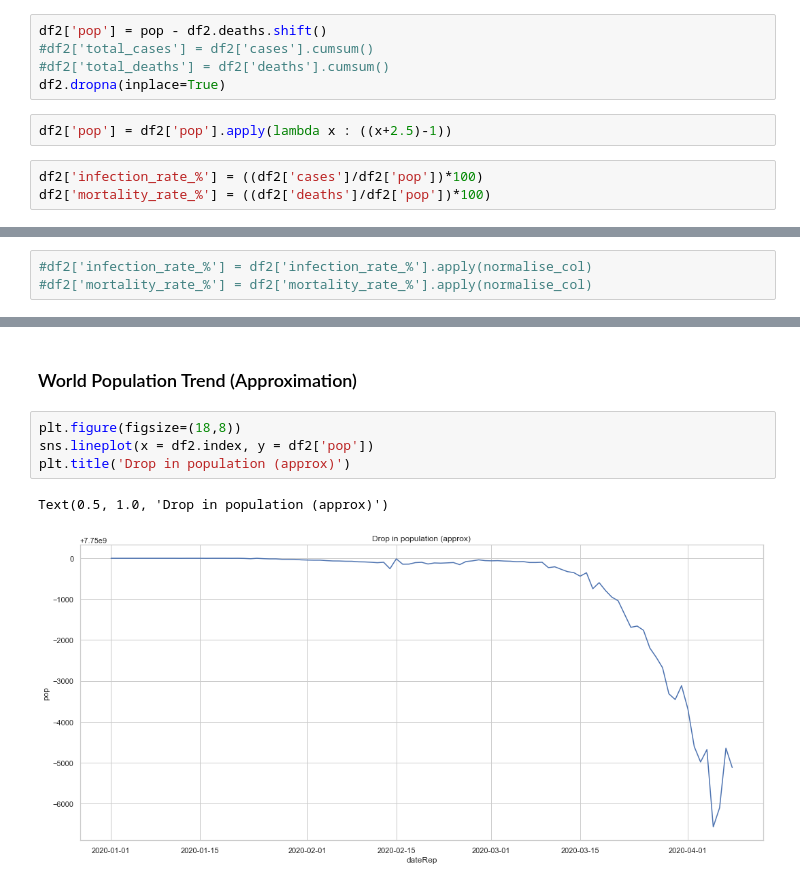
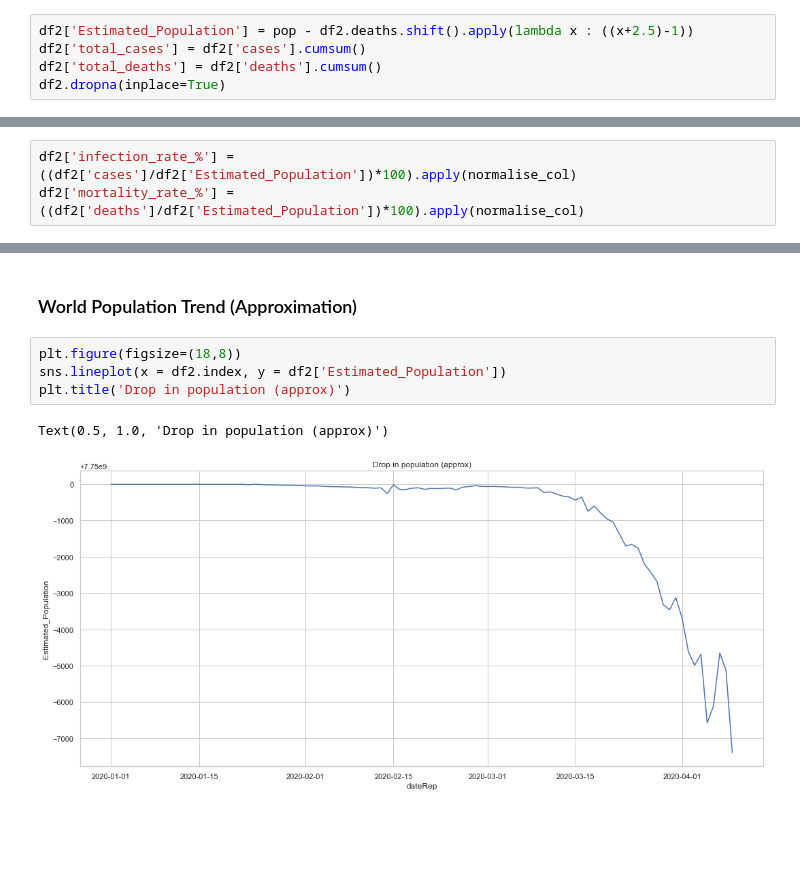
Before and after one commit to ekanime/COVID-19, a Jupyter notebook: covid-19.ipynb, the cells around one changed output, grey strips where cells are left out. Drawn from its saved outputs; the diff is of its cells as text; blank space fills up the shorter version.

```diff
--- a/covid-19.ipynb
+++ b/covid-19.ipynb
@@ -57,15 +39,10 @@ pop = 7.75 * 1000000000
 # %%
 df2 = df.groupby(df.dateRep)['cases','deaths'].sum()
 # %%
-df2['pop'] = pop - df2.deaths.shift()
-#df2['total_cases'] = df2['cases'].cumsum()
-#df2['total_deaths'] = df2['deaths'].cumsum()
+df2['Estimated_Population'] = pop - df2.deaths.shift().apply(lambda x : ((x+2.5)-1))
+df2['total_cases'] = df2['cases'].cumsum()
+df2['total_deaths'] = df2['deaths'].cumsum()
 df2.dropna(inplace=True)
-# %%
-df2['pop'] = df2['pop'].apply(lambda x : ((x+2.5)-1))
-# %%
-df2['infection_rate_%'] = ((df2['cases']/df2['pop'])*100)
-df2['mortality_rate_%'] = ((df2['deaths']/df2['pop'])*100)
 # %%
 def normalise_col(data):
     if data < 0.01:
@@ -75,8 +52,8 @@ def normalise_col(data):
     else:
         return data * 10
 # %%
-#df2['infection_rate_%'] = df2['infection_rate_%'].apply(normalise_col)
-#df2['mortality_rate_%'] = df2['mortality_rate_%'].apply(normalise_col)
+df2['infection_rate_%'] = ((df2['cases']/df2['Estimated_Population'])*100).apply(normalise_col)
+df2['mortality_rate_%'] = ((df2['deaths']/df2['Estimated_Population'])*100).apply(normalise_col)
 # %%
 df2.tail(10)
 # %% [output]
@@ -122,11 +99,11 @@ plt.legend(['Infections','Deaths'])
 ### World Population Trend (Approximation)
 # %%
 plt.figure(figsize=(18,8))
-sns.lineplot(x = df2.index, y = df2['pop'])
+sns.lineplot(x = df2.index, y = df2['Estimated_Population'])
 plt.title('Drop in population (approx)')
 # %% [output]
 Text(0.5, 1.0, 'Drop in population (approx)')
-[figure, old version]
+[figure, new version]
 # %%
 print(url[-14:-5])
 print(today)
```
Also changed, not shown: parts of 14 cells of this notebook, 2 other files.
